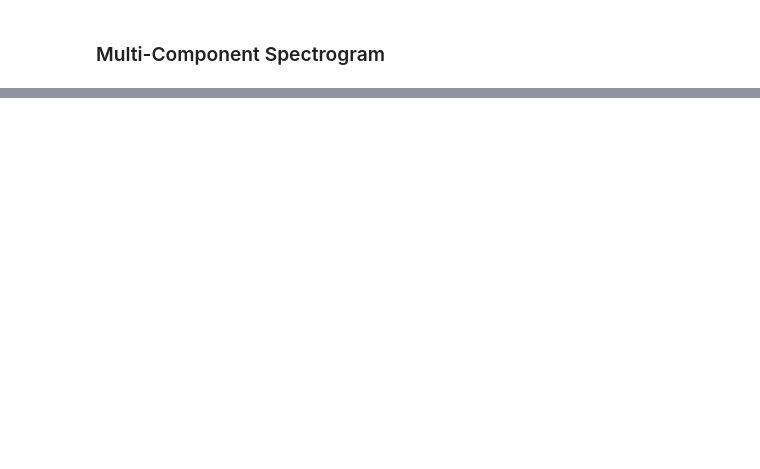
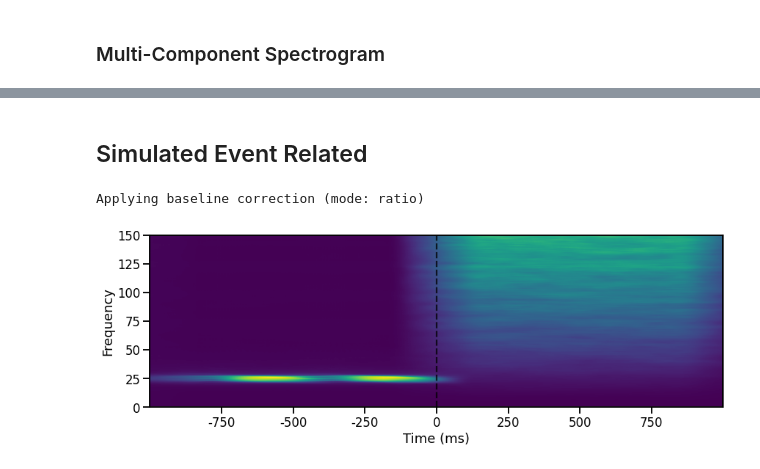
Before and after one commit to TomDonoghue/OverviewFigures, a Jupyter notebook: spectrograms.ipynb, the cells around one changed output, grey strips where cells are left out. Drawn from its saved outputs; the diff is of its cells as text; code cells hidden in the pictures; blank space fills up the shorter version.

Commit message:
update spectrograms

```diff
--- a/spectrograms.ipynb
+++ b/spectrograms.ipynb
@@ -80,0 +92,2 @@ save_fig(SAVE, 'multi_noise_spectrogram_nl.pdf')
+# %% [markdown]
+## Simulated Event Related
@@ -80,0 +126,8 @@ save_fig(SAVE, 'multi_noise_spectrogram_nl.pdf')
+# %%
+freqs = np.arange(1, 150, 0.25)
+#freqs = np.logspace(np.log10(1), np.log10(150), 500)
+n_cycles = freqs / 1.5
+# %%
+out = tfr_array_multitaper(sims.reshape([1, *sims.shape]), fs, freqs=freqs,
+                           n_cycles=n_cycles, output='power')
+out = np.squeeze(out)
@@ -80,0 +138,22 @@ save_fig(SAVE, 'multi_noise_spectrogram_nl.pdf')
+# %%
+times = create_times(n_seconds*2 + 1, fs)
+# %%
+aa = rescale(out, times, [0.25, 0.75], 'ratio')
+# %% [output]
+Applying baseline correction (mode: ratio)
+# %%
+_, ax = plt.subplots(figsize=(14, 10))
+#ax.imshow(np.flipud(np.mean(out, 0)))
+ax.imshow(np.flipud(np.mean(aa, 0)[:, 500:]))
+ax.axvline(x=1000, color='black', alpha=0.75, linestyle='--')
+
+ax.set_xticks([250, 500, 750, 1000, 1250, 1500, 1750],
+              [-750, -500, -250, 0, 250, 500, 750]);
+
+ax.set_yticks([0, 100, 200, 300, 400, 500, 600],
+              ['150', '125', '100', '75', '50', '25', '0']);
+ax.set_xlabel('Time (ms)')
+ax.set_ylabel('Frequency')
+save_fig(True, 'spectrogram.pdf')
+# %% [output]
+[figure, added]
```
Also changed, not shown: parts of 16 cells of this notebook.
